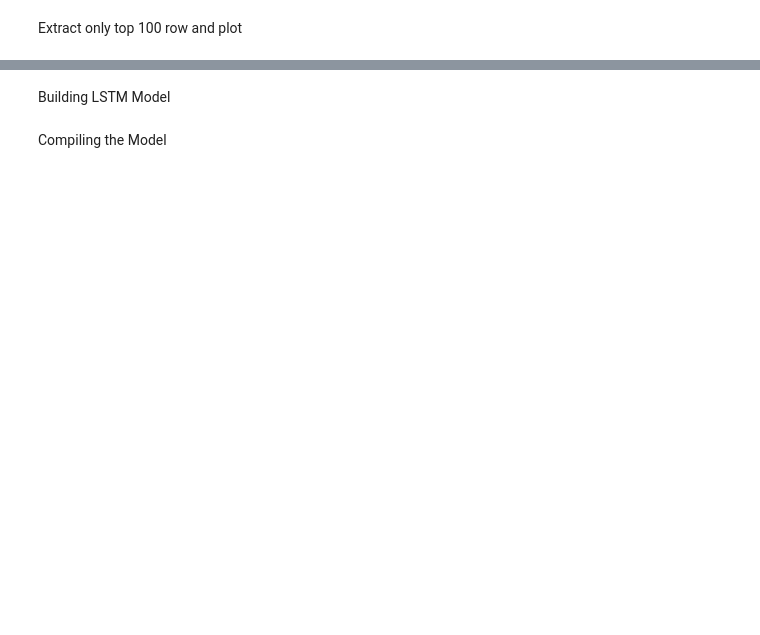
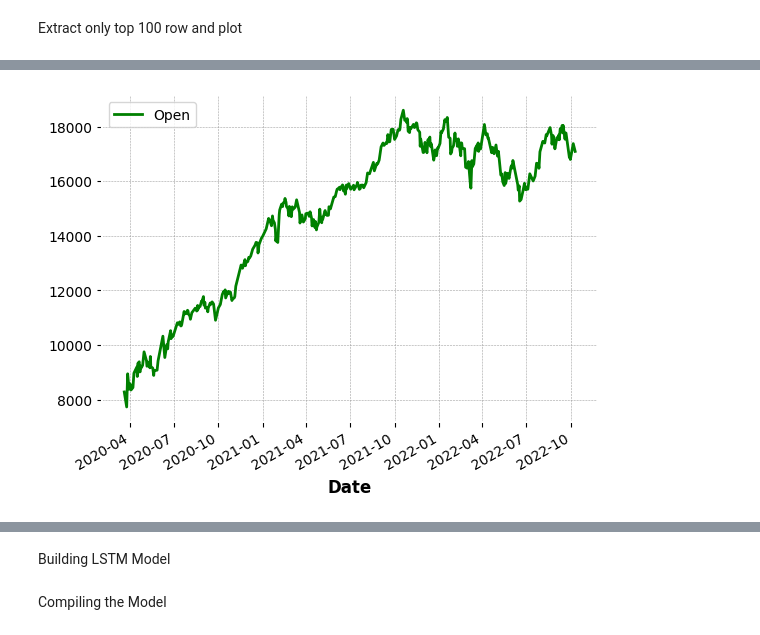
Before and after one commit to rajn5181/stock_market, a Jupyter notebook: stock_market_project.ipynb, the cells around one changed output, grey strips where cells are left out. Saved outputs shown, nothing was run; the diff lists cells and outputs as text; code cells hidden in the pictures; blank space fills up the shorter version.

```diff
--- a/stock_market_project.ipynb
+++ b/stock_market_project.ipynb
@@ -121,0 +115,5 @@ plt.show()
+# %%
+new_data.plot('Date','Open',color='green') # top last 1000 rows of open price of stock market
+plt.show()
+# %% [output]
+[figure, added]
```
Also changed, not shown: parts of 18 cells of this notebook.
